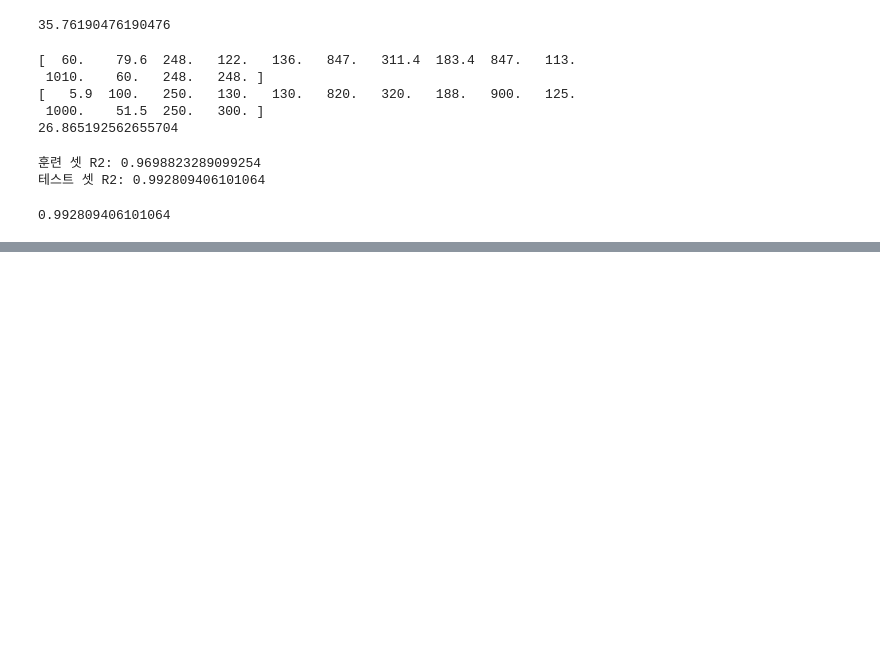
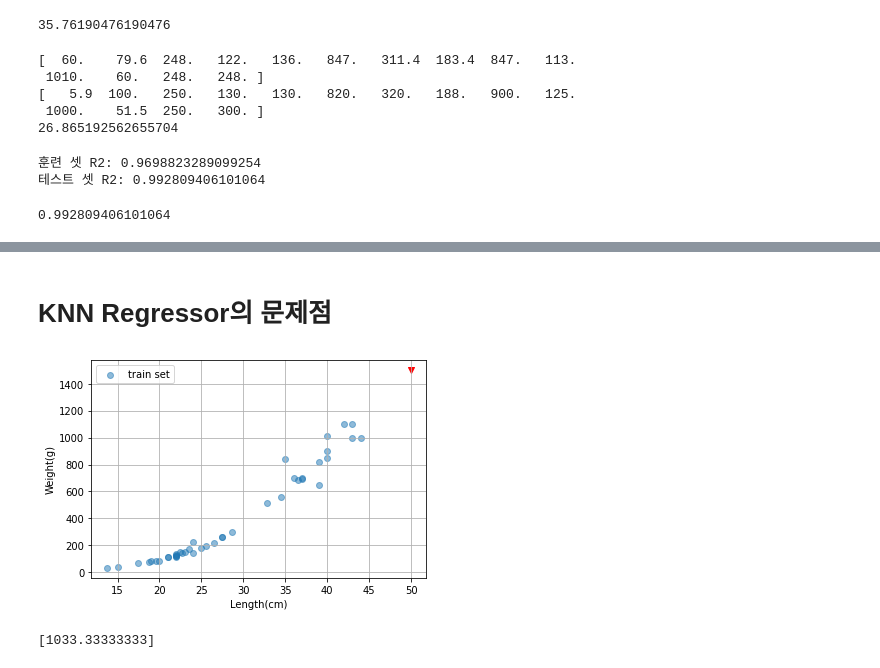
Before and after one commit to DavidJeonKr/lab_python, a Jupyter notebook: ml05_regression.ipynb, the cells around one changed output, grey strips where cells are left out. Cells and saved outputs as stored; diff of their text form; code cells hidden in the pictures; blank space fills up the shorter version.

```diff
--- a/ml05_regression.ipynb
+++ b/ml05_regression.ipynb
@@ -229,0 +281,26 @@ knn_reg.score(X_test, y_test)
+# %% [markdown]
+# KNN Regressor의 문제점
+# %%
+# 훈련 셋 시각화
+plt.scatter(X_train, y_train, label='train set', alpha=0.5)
+
+# 길이는 50cm, 무게가 1500g인 가상의 농어(perch) 한 마리
+test_fish_length = [[50]]  # 특성 배열: (n_sample, n_feature) shape의 2차원 배열
+test_fish_weight = [1500]  # 레이블 배열: (n_sample,) shape의 1차원 배열
+plt.scatter(test_fish_length, test_fish_weight, marker='v', color='red')
+
+plt.legend()
+plt.grid()
+plt.xlabel('Length(cm)')
+plt.ylabel('Weight(g)')
+plt.show()
+# %% [output]
+[figure, added]
+# %%
+# k=3인 KNN regressor 생성, 훈련, 예측
+knn = KNeighborsRegressor(n_neighbors=3)  # 모델 생성
+knn.fit(X_train, y_train)  # 모델 훈련
+prediction = knn.predict(test_fish_length)  # 길이 50cm인 가상의 농어의 무게 예측값
+print(prediction)
+# %% [output]
+[1033.33333333]
```
Also changed, not shown: parts of 73 cells of this notebook.
